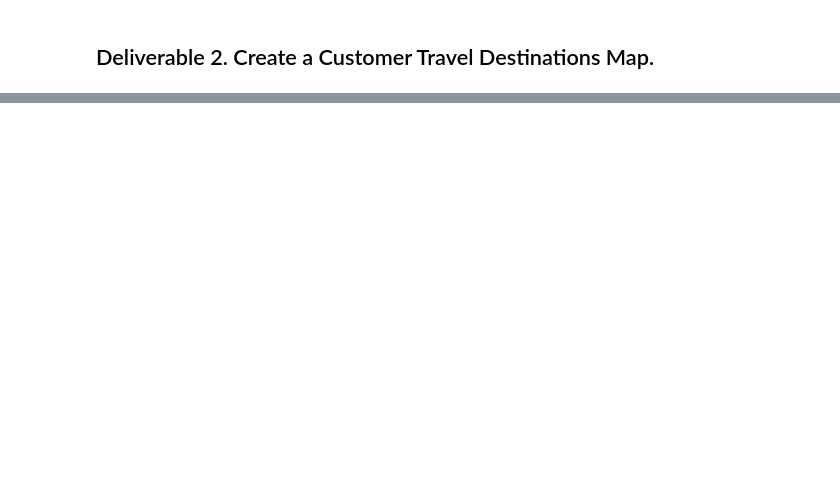
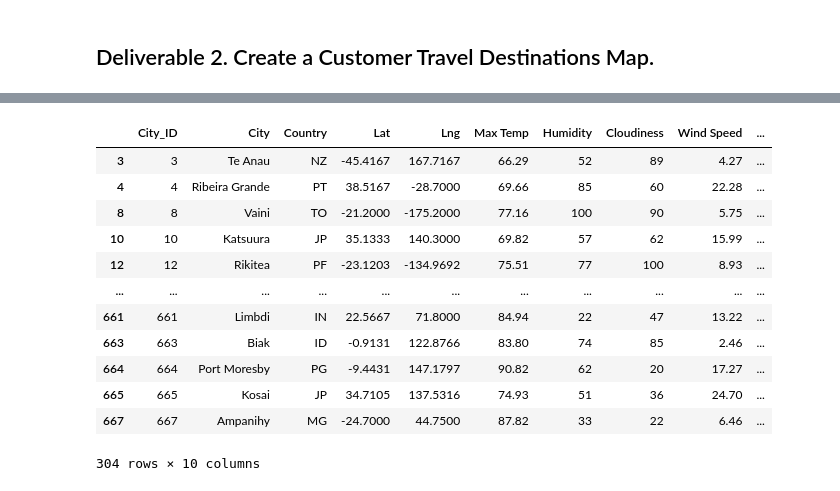
Before and after one commit to pnorman411/world_weather_analysis, a Jupyter notebook: Vacation_Search/Vacation_Search.ipynb, the cells around one changed output, grey strips where cells are left out. Drawn from its saved outputs; the diff is of its cells as text; code cells hidden in the pictures; blank space fills up the shorter version.

```diff
--- a/Vacation_Search/Vacation_Search.ipynb
+++ b/Vacation_Search/Vacation_Search.ipynb
@@ -13,5 +15,7 @@ from config import g_key
 gmaps.configure(api_key=g_key)
 # %%
 # 1. Import the WeatherPy_database.csv file.
-city_data_df = pd.read_csv("Weather_Database/WeatherPy_Database.csv")
+weather_data_to_load = os.path.join("..", "Weather_Database", "WeatherPy_Database.csv")
+
+city_data_df = pd.read_csv(weather_data_to_load)
 city_data_df.head()
@@ -30,5 +68,21 @@ preferred_cities_df.count()
 # %%
 # 4b. Drop any empty rows and create a new DataFrame that doesn’t have empty rows.
+clean_df = preferred_cities_df.dropna()
+clean_df
+# %% [output]
+|  | City_ID | City | Country | Lat | Lng | Max Temp | Humidity | Cloudiness | Wind Speed | ... |
+| 3 | 3 | Te Anau | NZ | -45.4167 | 167.7167 | 66.29 | 52 | 89 | 4.27 | ... |
+| 4 | 4 | Ribeira Grande | PT | 38.5167 | -28.7000 | 69.66 | 85 | 60 | 22.28 | ... |
+| 8 | 8 | Vaini | TO | -21.2000 | -175.2000 | 77.16 | 100 | 90 | 5.75 | ... |
+| 10 | 10 | Katsuura | JP | 35.1333 | 140.3000 | 69.82 | 57 | 62 | 15.99 | ... |
+| 12 | 12 | Rikitea | PF | -23.1203 | -134.9692 | 75.51 | 77 | 100 | 8.93 | ... |
+| ... | ... | ... | ... | ... | ... | ... | ... | ... | ... | ... |
+| 661 | 661 | Limbdi | IN | 22.5667 | 71.8000 | 84.94 | 22 | 47 | 13.22 | ... |
+| 663 | 663 | Biak | ID | -0.9131 | 122.8766 | 83.80 | 74 | 85 | 2.46 | ... |
+| 664 | 664 | Port Moresby | PG | -9.4431 | 147.1797 | 90.82 | 62 | 20 | 17.27 | ... |
+| 665 | 665 | Kosai | JP | 34.7105 | 137.5316 | 74.93 | 51 | 36 | 24.70 | ... |
+| 667 | 667 | Ampanihy | MG | -24.7000 | 44.7500 | 87.82 | 33 | 22 | 6.46 | ... |
+304 rows × 10 columns
 # %%
 # 5a. Create DataFrame called hotel_df to store hotel names along with city, country, max temp, and coordinates.
 hotel_df = clean_df[["City", "Country", "Max Temp", "Current Description", "Lat", "Lng"]].copy()
```
Also changed, not shown: parts of 12 cells of this notebook, 2 other files.
